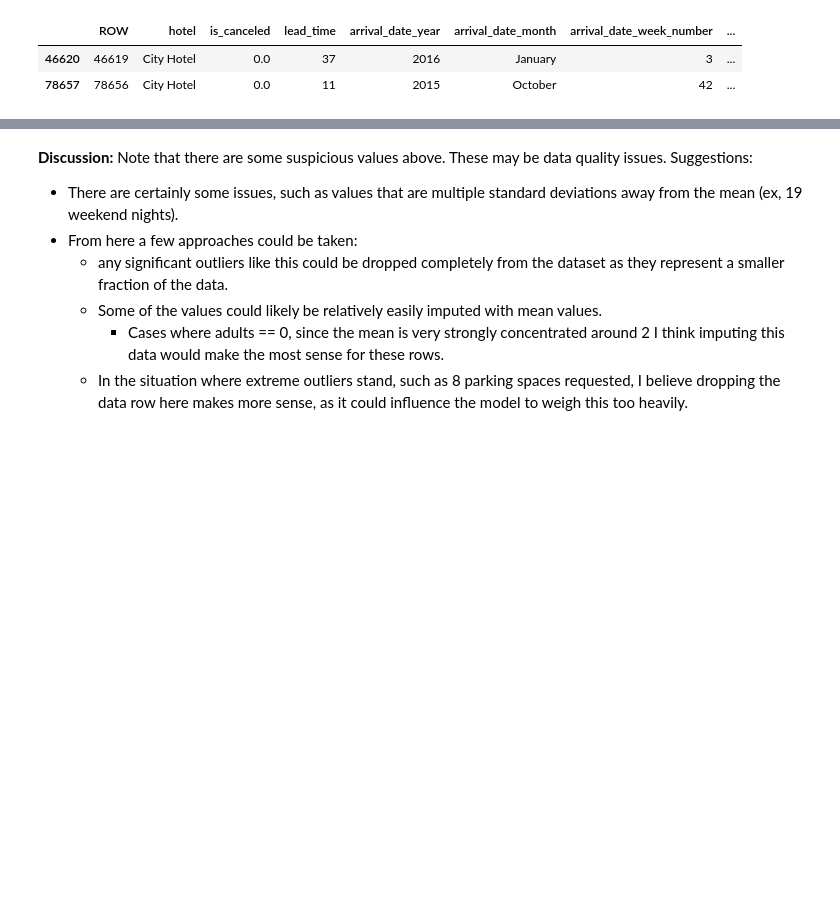
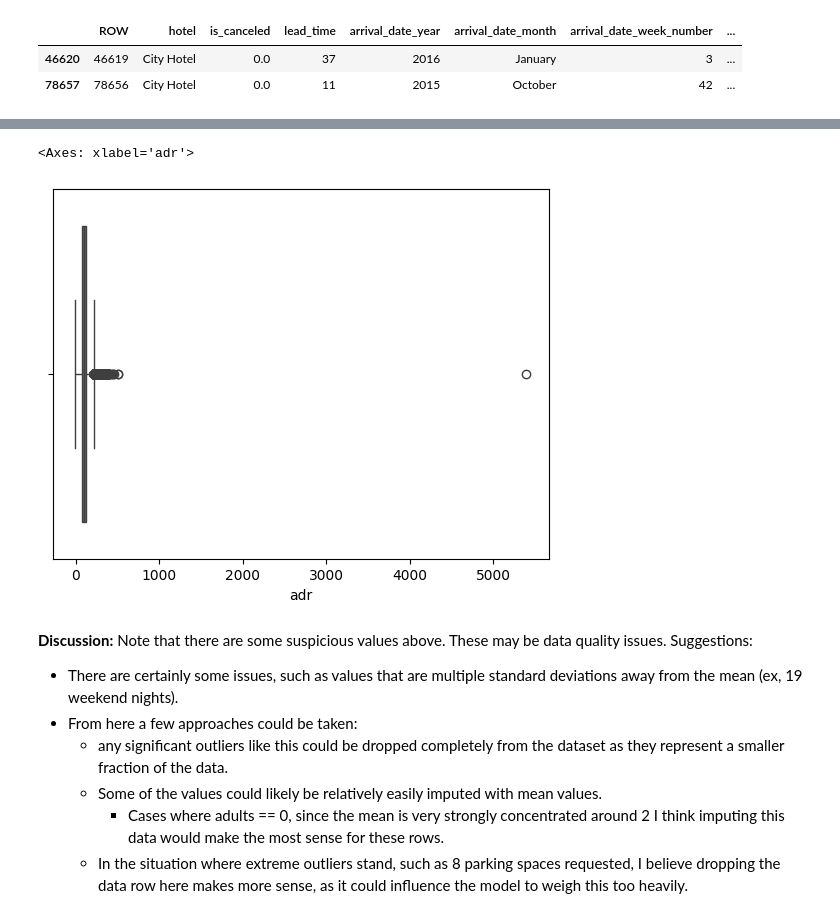
Before and after one commit to morgan1461/osu-gradtda-5622-sp26, a Jupyter notebook: course_materials/case_studies/1/GRADTDA5622-Sp23-CS1-Template_V1.ipynb, the cells around one changed output, grey strips where cells are left out. Cells and saved outputs as stored; diff of their text form; code cells hidden in the pictures; blank space fills up the shorter version.

```diff
--- a/course_materials/case_studies/1/GRADTDA5622-Sp23-CS1-Template_V1.ipynb
+++ b/course_materials/case_studies/1/GRADTDA5622-Sp23-CS1-Template_V1.ipynb
@@ -715,3 +723,11 @@ data_df[data_df['babies'] > 5]
+# %%
+sns.boxplot(
+    data=data_df,
+    x="adr"
+)# extreme outlier should likely be removed
+# %% [output]
+<Axes: xlabel='adr'>
+[figure, added]
 # %% [markdown]
 **Discussion:**
 Note that there are some suspicious values above.  These may be data quality issues.  Suggestions:
```
Also changed, not shown: parts of 5 cells of this notebook.
